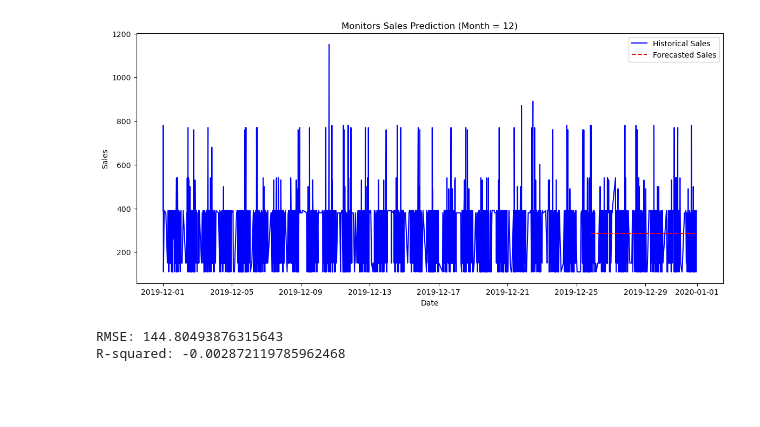
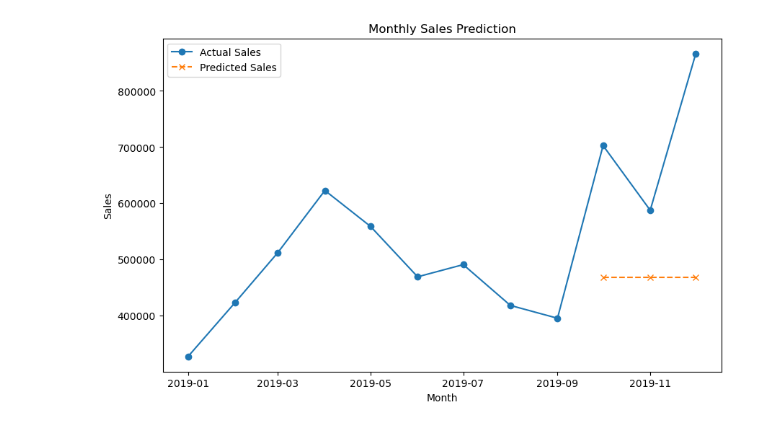
Before and after one commit to kshien67/BigData, a Jupyter notebook: Predictive Analysis.ipynb, the cells around one changed output. Cells and saved outputs as stored; diff of their text form; code cells hidden in the pictures; blank space fills up the shorter version.

```diff
--- a/Predictive Analysis.ipynb
+++ b/Predictive Analysis.ipynb
@@ -42,58 +22,57 @@ Note: you may need to restart the kernel to use updated packages.
 # %%
 import pandas as pd
 import numpy as np
-import matplotlib.pyplot as plt
 from pmdarima import auto_arima
 from sklearn.metrics import mean_squared_error, r2_score
+import matplotlib.pyplot as plt
 
-# Load the dataset
-data = pd.read_csv("data/Sales Data.csv")
+# Ensure 'Order Date' is in datetime format with correct dayfirst parameter
+data['Order Date'] = pd.to_datetime(data['Order Date'], format='%d-%m-%Y %H:%M', errors='coerce', dayfirst=True)
 
-# Filter for Monitors data and month = 12, creating a copy to avoid the SettingWithCopyWarning
-monitors_data = data[data['Product Category'] == 'Monitors'].copy()
+# Extract the year and create a new column 'Year'
+data['Year'] = data['Order Date'].dt.year
 
-# Convert the 'Order Date' to datetime format
-monitors_data['Order Date'] = pd.to_datetime(monitors_data['Order Date'], format='%d-%m-%Y %H:%M')
+# Filter for the specific product category and year
+monitors_2019 = data[(data['Product Category'] == 'Monitors') & (data['Year'] == 2019)]
 
-# Filter data for Month 12
-monitors_data = monitors_data[monitors_data['Month'] == 12]
+# Extract month and aggregate sales
+monitors_2019.loc[:, 'Month'] = monitors_2019['Order Date'].dt.month
+monthly_sales = monitors_2019.groupby('Month')['Sales'].sum().sort_index()
 
-# Group by Order Date to get sales per day
-sales_data = monitors_data.groupby('Order Date')['Sales'].sum()
+# Set month as the index
+monthly_sales.index = pd.date_range(start="2019-01-01", periods=len(monthly_sales), freq='MS')
 
-# Ensure 'Order Date' is the index and set it to datetime
-sales_data = sales_data.sort_index()
-sales_data.index = pd.to_datetime(sales_data.index)
+# Split the data into training and testing sets
+train_data = monthly_sales.iloc[:int(0.8 * len(monthly_sales))]
+test_data = monthly_sales.iloc[int(0.8 * len(monthly_sales)):]
 
-# Split into train and test sets (train is 80%, test is 20%)
-train_size = int(len(sales_data) * 0.8)
-train, test = sales_data[:train_size], sales_data[train_size:]
+# Fit a non-seasonal ARIMA model
+arima_model = auto_arima(
+    train_data,
+    seasonal=False,  # Set to False for non-seasonal modeling
+    trace=True,
+    error_action='ignore',
+    suppress_warnings=True
+)
 
-# Fit the AutoARIMA model
-model = auto_arima(train, seasonal=True, m=12, stepwise=True, trace=True)
+# Predict on the test set
+test_predictions = arima_model.predict(n_periods=len(test_data))
 
-# Predict using the model
-forecast = model.predict(n_periods=len(test))
+# Evaluate the model's performance
+rmse = np.sqrt(mean_squared_error(test_data, test_predictions))
+r2 = r2_score(test_data, test_predictions)
 
-# Create a forecast index (same as the test data index)
-forecast_index = test.index
+print(f"RMSE: {rmse}")
+print(f"R-squared: {r2}")
 
-# Calculate RMSE and R-squared
-rmse = np.sqrt(mean_squared_error(test, forecast))
-r_squared = r2_score(test, forecast)
-
-# Plot the results
-plt.figure(figsize=(14, 6))
-plt.plot(sales_data.index, sales_data, label='Historical Sales', color='blue')
-plt.plot(forecast_index, forecast, label='Forecasted Sales', color='red', linestyle='--')
-plt.xlabel('Date')
+# Plot actual vs predicted sales
+plt.figure(figsize=(10, 6))
+plt.plot(monthly_sales.index, monthly_sales, label='Actual Sales', marker='o')
+plt.plot(test_data.index, test_predictions, label='Predicted Sales', linestyle='--', marker='x')
+plt.title('Monthly Sales Prediction')
+plt.xlabel('Month')
 plt.ylabel('Sales')
-plt.title('Monitors Sales Prediction (Month = 12)')
 plt.legend()
 plt.show()
-
-# Display RMSE and R-squared
-print(f'RMSE: {rmse}')
-print(f'R-squared: {r_squared}')
 # %% [output]
 Performing stepwise search to minimize aic
@@ -114,3 +94 @@ Total fit time: 20.865 seconds
-[figure, old version]
+[figure, new version]
-RMSE: 144.80493876315643
-R-squared: -0.002872119785962468
```
Also changed, not shown: parts of 2 cells of this notebook.
